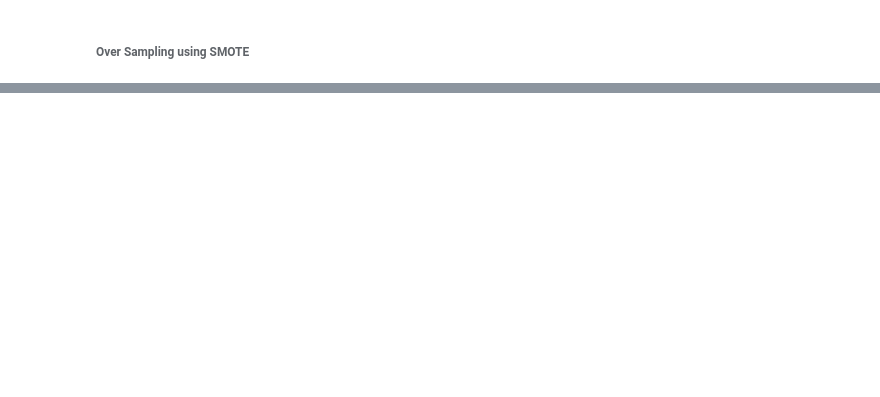
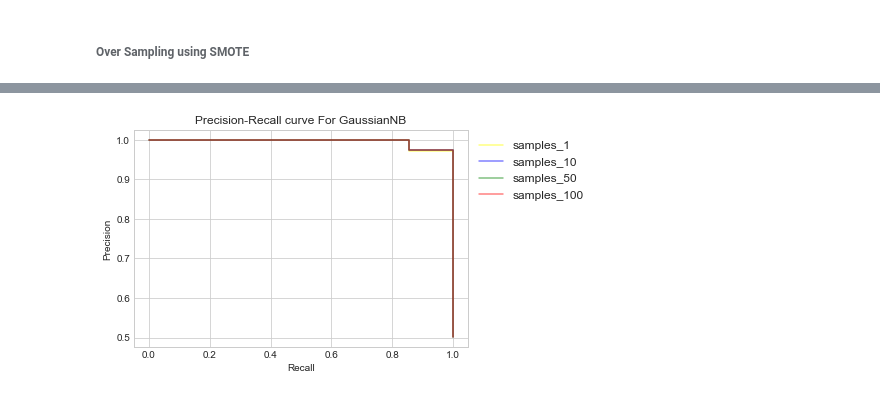
Before and after one commit to abhijeetkoranne/udacity-mlnd, a Jupyter notebook: Credit_Card_Fraud_Detection/Credit_Card_Fraud_Detection.ipynb, the cells around one changed output, grey strips where cells are left out. Drawn from its saved outputs; the diff is of its cells as text; code cells hidden in the pictures; blank space fills up the shorter version.

```diff
--- a/Credit_Card_Fraud_Detection/Credit_Card_Fraud_Detection.ipynb
+++ b/Credit_Card_Fraud_Detection/Credit_Card_Fraud_Detection.ipynb
@@ -523,0 +551,7 @@ pd.DataFrame(results[clf_name]).transpose()
+# %%
+clf_name='GaussianNB'
+recall =(pd.DataFrame(results[clf_name])).iloc[3]
+precision =(pd.DataFrame(results[clf_name])).iloc[2]
+draw_precision_recall_curve (recall,precision,clf_name)
+# %% [output]
+[figure, added]
```
Also changed, not shown: parts of 25 cells of this notebook.
